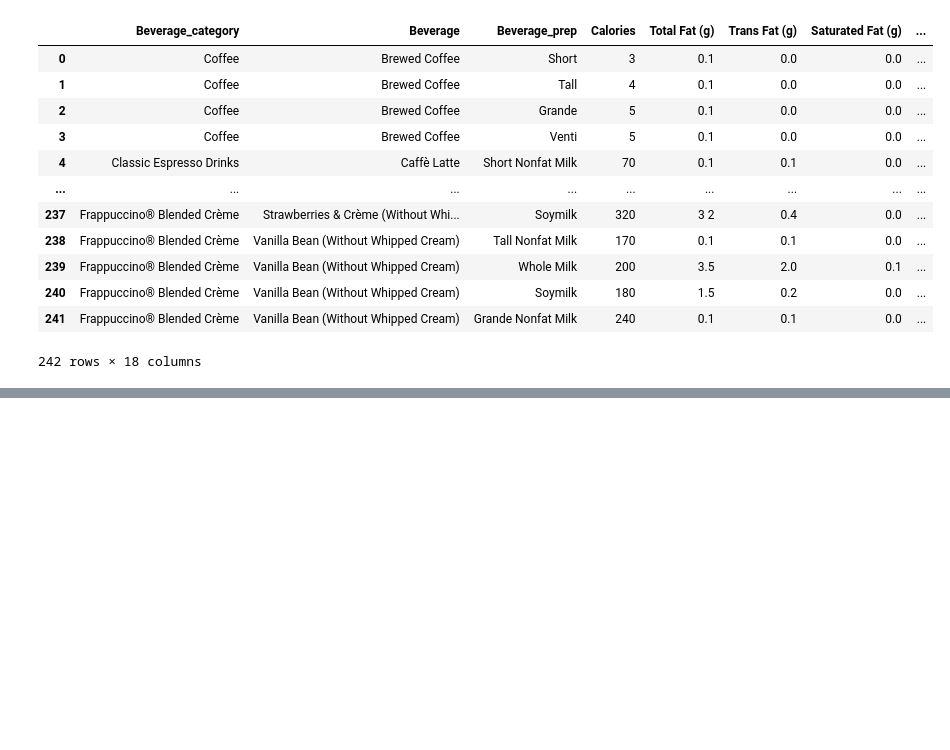
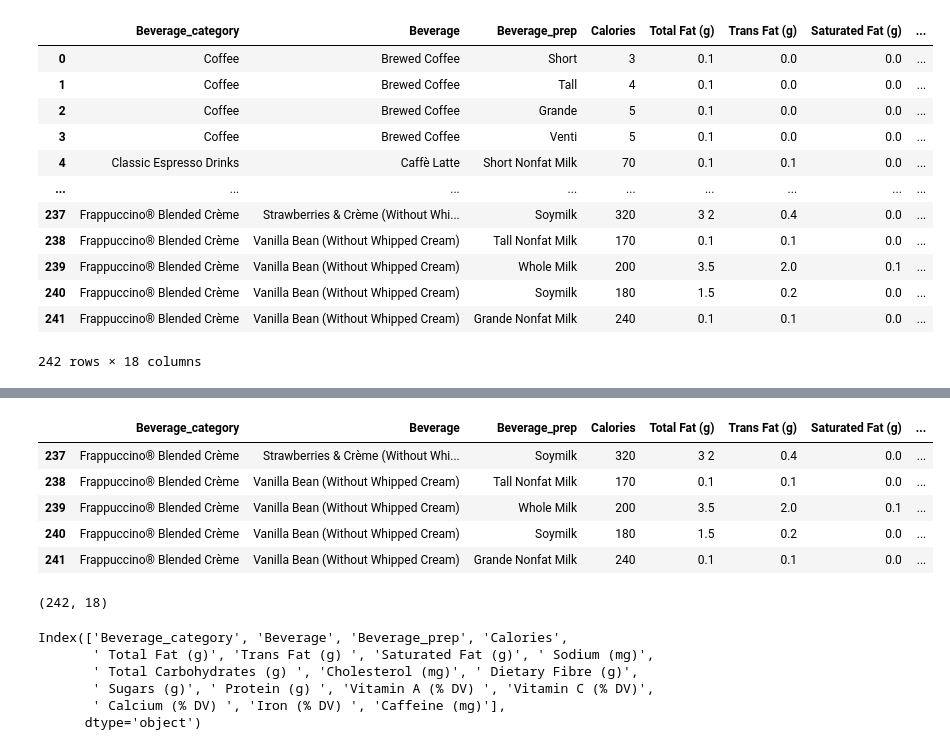
Before and after one commit to JaneHoggData/Code-Clan-Homework-Jane-Hogg, a Jupyter notebook: week_12/day_2_homework/4_homework/python_homeworkjanehogg.ipynb, the cells around one changed output, grey strips where cells are left out. Saved outputs shown, nothing was run; the diff lists cells and outputs as text; code cells hidden in the pictures; blank space fills up the shorter version.

```diff
--- a/week_12/day_2_homework/4_homework/python_homeworkjanehogg.ipynb
+++ b/week_12/day_2_homework/4_homework/python_homeworkjanehogg.ipynb
@@ -23,0 +65,22 @@ drinks_content
+# %%
+drinks_content.tail(5)
+# %% [output]
+|  | Beverage_category | Beverage | Beverage_prep | Calories | Total Fat (g) | Trans Fat (g) | Saturated Fat (g) | ... |
+| 237 | Frappuccino® Blended Crème | Strawberries & Crème (Without Whi... | Soymilk | 320 | 3 2 | 0.4 | 0.0 | ... |
+| 238 | Frappuccino® Blended Crème | Vanilla Bean (Without Whipped Cream) | Tall Nonfat Milk | 170 | 0.1 | 0.1 | 0.0 | ... |
+| 239 | Frappuccino® Blended Crème | Vanilla Bean (Without Whipped Cream) | Whole Milk | 200 | 3.5 | 2.0 | 0.1 | ... |
+| 240 | Frappuccino® Blended Crème | Vanilla Bean (Without Whipped Cream) | Soymilk | 180 | 1.5 | 0.2 | 0.0 | ... |
+| 241 | Frappuccino® Blended Crème | Vanilla Bean (Without Whipped Cream) | Grande Nonfat Milk | 240 | 0.1 | 0.1 | 0.0 | ... |
+# %%
+drinks_content.shape
+# %% [output]
+(242, 18)
+# %%
+drinks_content.columns
+# %% [output]
+Index(['Beverage_category', 'Beverage', 'Beverage_prep', 'Calories',
+       ' Total Fat (g)', 'Trans Fat (g) ', 'Saturated Fat (g)', ' Sodium (mg)',
+       ' Total Carbohydrates (g) ', 'Cholesterol (mg)', ' Dietary Fibre (g)',
+       ' Sugars (g)', ' Protein (g) ', 'Vitamin A (% DV) ', 'Vitamin C (% DV)',
+       ' Calcium (% DV) ', 'Iron (% DV) ', 'Caffeine (mg)'],
+      dtype='object')
```
Also changed, not shown: parts of 31 cells of this notebook.
